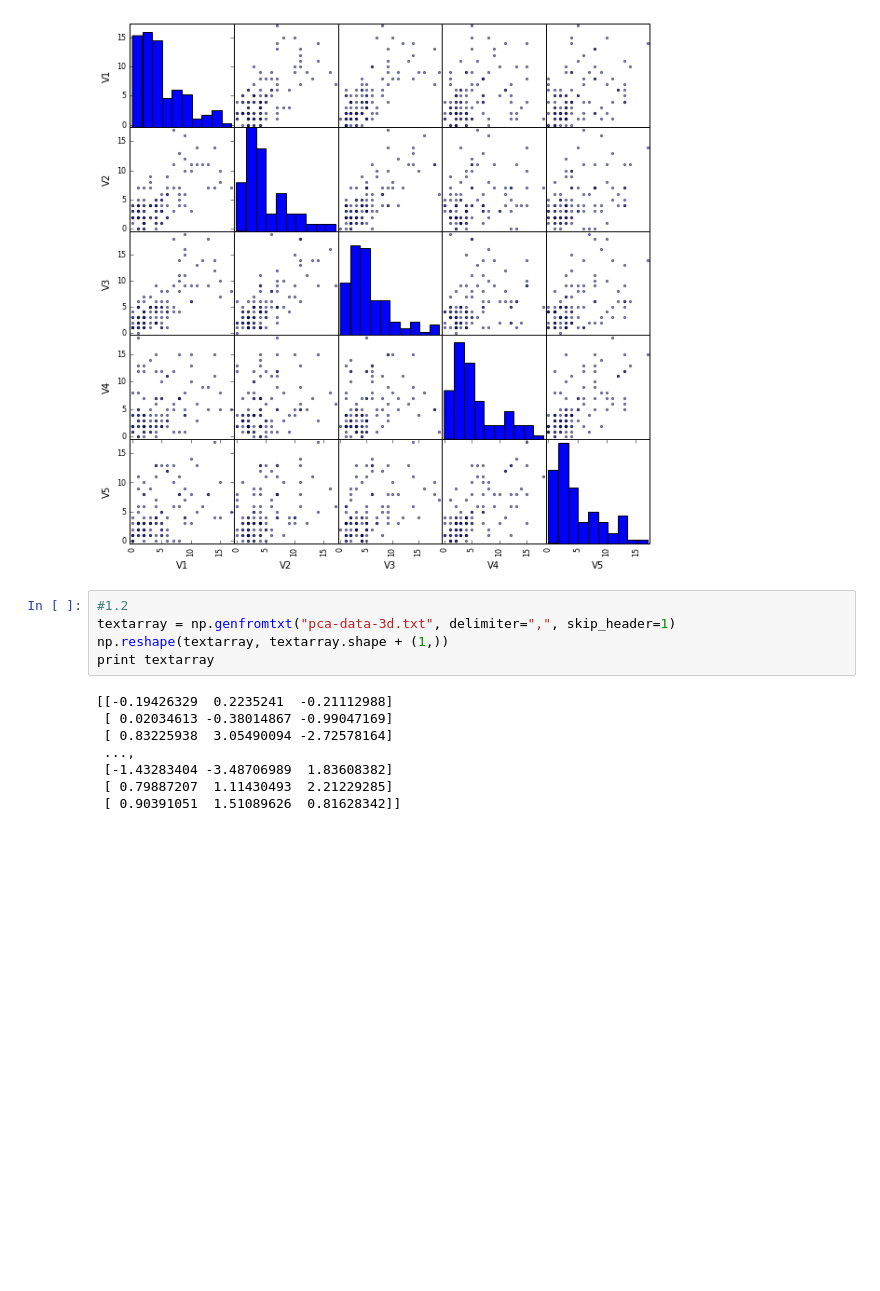
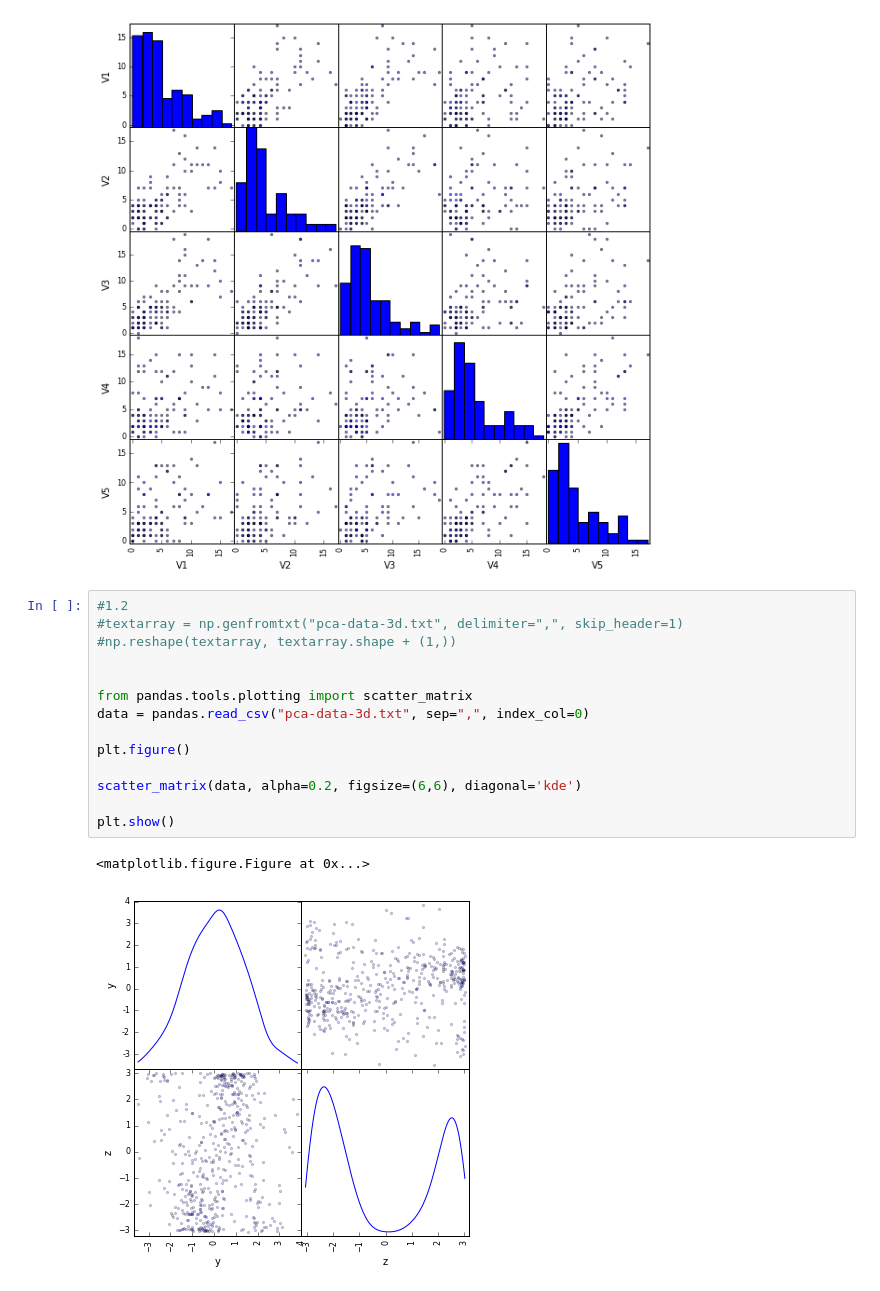
Before and after one commit to davidmunkacsi93/machine-intelligence, a Jupyter notebook: fixed version/the_fix.ipynb, the cells around one changed output. Cells and saved outputs as stored; diff of their text form; blank space fills up the shorter version.

```diff
--- a/fixed version/the_fix.ipynb
+++ b/fixed version/the_fix.ipynb
@@ -28,14 +28,18 @@ plt.show()
 [figure]
 # %%
 #1.2
-textarray = np.genfromtxt("pca-data-3d.txt", delimiter=",", skip_header=1)
-np.reshape(textarray, textarray.shape + (1,))
-print textarray
+#textarray = np.genfromtxt("pca-data-3d.txt", delimiter=",", skip_header=1)
+#np.reshape(textarray, textarray.shape + (1,))
+
+
+from pandas.tools.plotting import scatter_matrix
+data = pandas.read_csv("pca-data-3d.txt", sep=",", index_col=0)
+
+plt.figure()
+
+scatter_matrix(data, alpha=0.2, figsize=(6,6), diagonal='kde')
+
+plt.show()
 # %% [output]
-[[-0.19426329  0.2235241  -0.21112988]
- [ 0.02034613 -0.38014867 -0.99047169]
- [ 0.83225938  3.05490094 -2.72578164]
- ...,
- [-1.43283404 -3.48706989  1.83608382]
- [ 0.79887207  1.11430493  2.21229285]
- [ 0.90391051  1.51089626  0.81628342]]
+<matplotlib.figure.Figure at 0x...>
+[figure, added]
```
Also changed, not shown: parts of 3 cells of this notebook.
